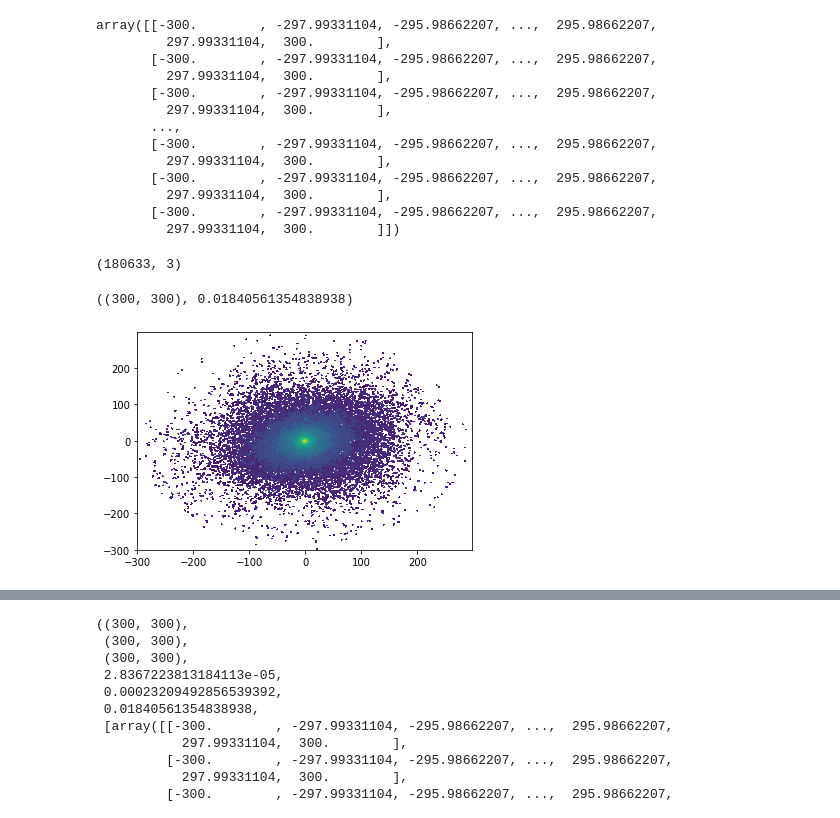
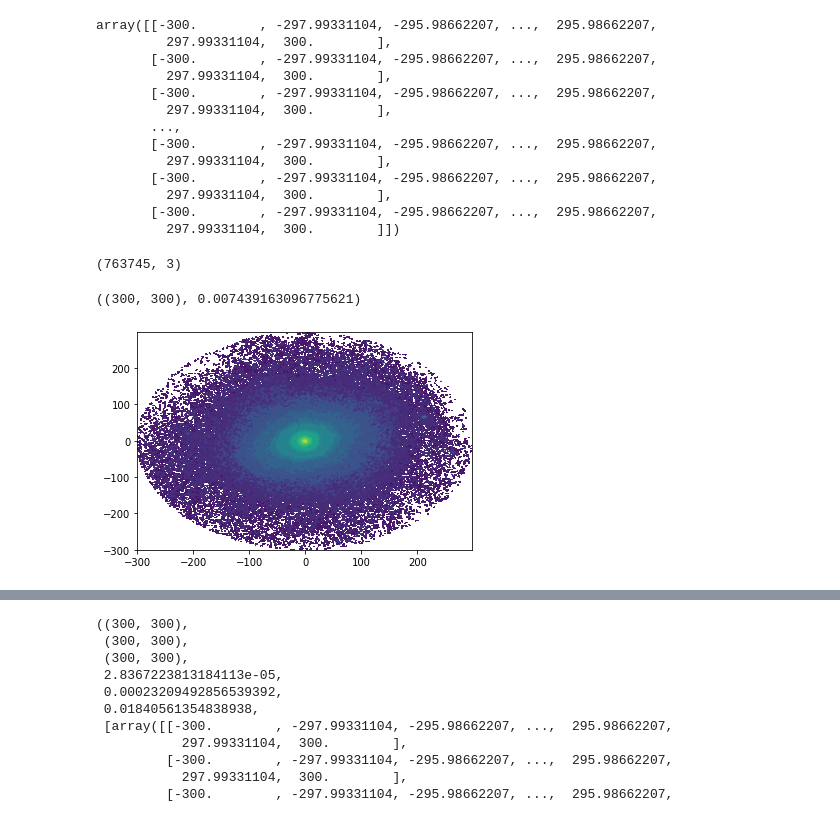
Before and after one commit to Markiribu/EXP_taller, a Jupyter notebook: virgo_exp/loading_basis.ipynb, the cells around one changed output, grey strips where cells are left out. Cells and saved outputs as stored; diff of their text form; code cells hidden in the pictures.

```diff
--- a/virgo_exp/loading_basis.ipynb
+++ b/virgo_exp/loading_basis.ipynb
@@ -240,14 +219,14 @@ array([[-300.        , -297.99331104, -295.98662207, ...,  295.98662207,
          297.99331104,  300.        ]])
 # %%
 filtr = np.where(R < 300)
-xbins, ybins, rho = empirical_slice(pos[filtr],mass[filtr], Lz=1)
+xbins, ybins, rho = empirical_slice(pos[filtr],mass[filtr], Lz=5)
 plt.contourf(xbins,ybins,np.log10(rho))
 plt.contour(xbins,ybins,np.log10(rho), zorder=100, c='k')
 rho.shape,rho[150,150]
 # %% [output]
-(180633, 3)
+(763745, 3)
-((300, 300), 0.01840561354838938)
+((300, 300), 0.007439163096775621)
-[figure, old version]
+[figure, new version]
 # %%
 NFWdens0, NFWdens, NFWxgrid = EXPtools.visuals.visualize.slice_fields(NFW_basis,NFW_coefs)
 # %%
```
Also changed, not shown: parts of 11 cells of this notebook.
